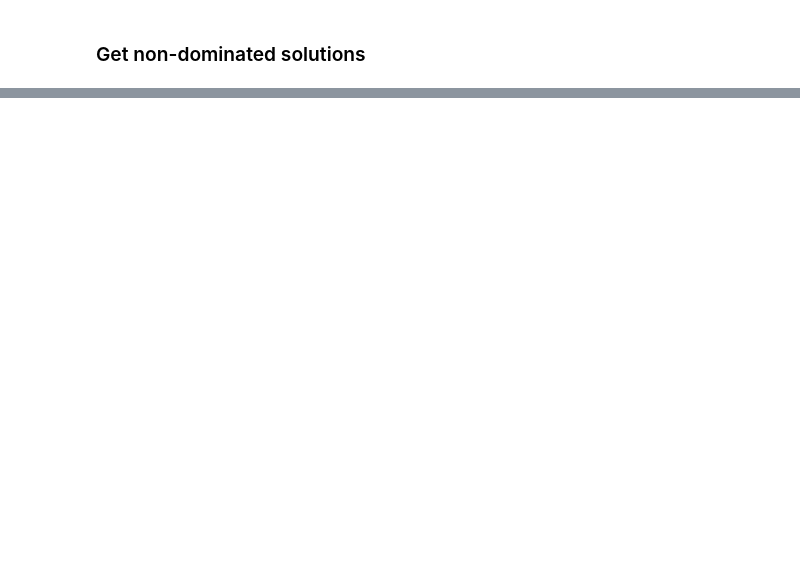
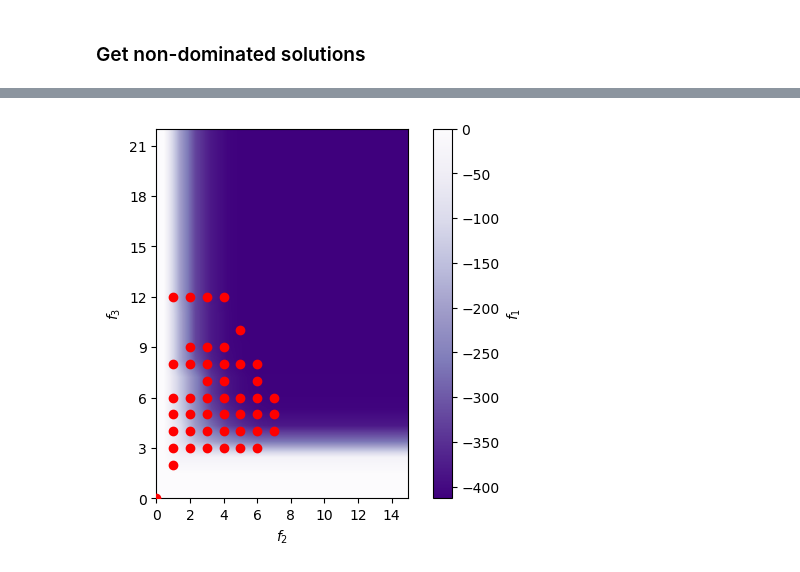
Before and after one commit to felfipe/Systemes-de-Decision, a Jupyter notebook: filter_visualize.ipynb, the cells around one changed output, grey strips where cells are left out. Cells and saved outputs as stored; diff of their text form; code cells hidden in the pictures; blank space fills up the shorter version.

```diff
--- a/filter_visualize.ipynb
+++ b/filter_visualize.ipynb
@@ -28,0 +44,4 @@ utils.plot_solution(best_f1_solution)
+# %%
+utils.plot_objective_surface(medium_solutions, medium_solutions_nd)
+# %% [output]
+[figure, added]
```
Also changed, not shown: parts of 14 cells of this notebook, 1 other file.
